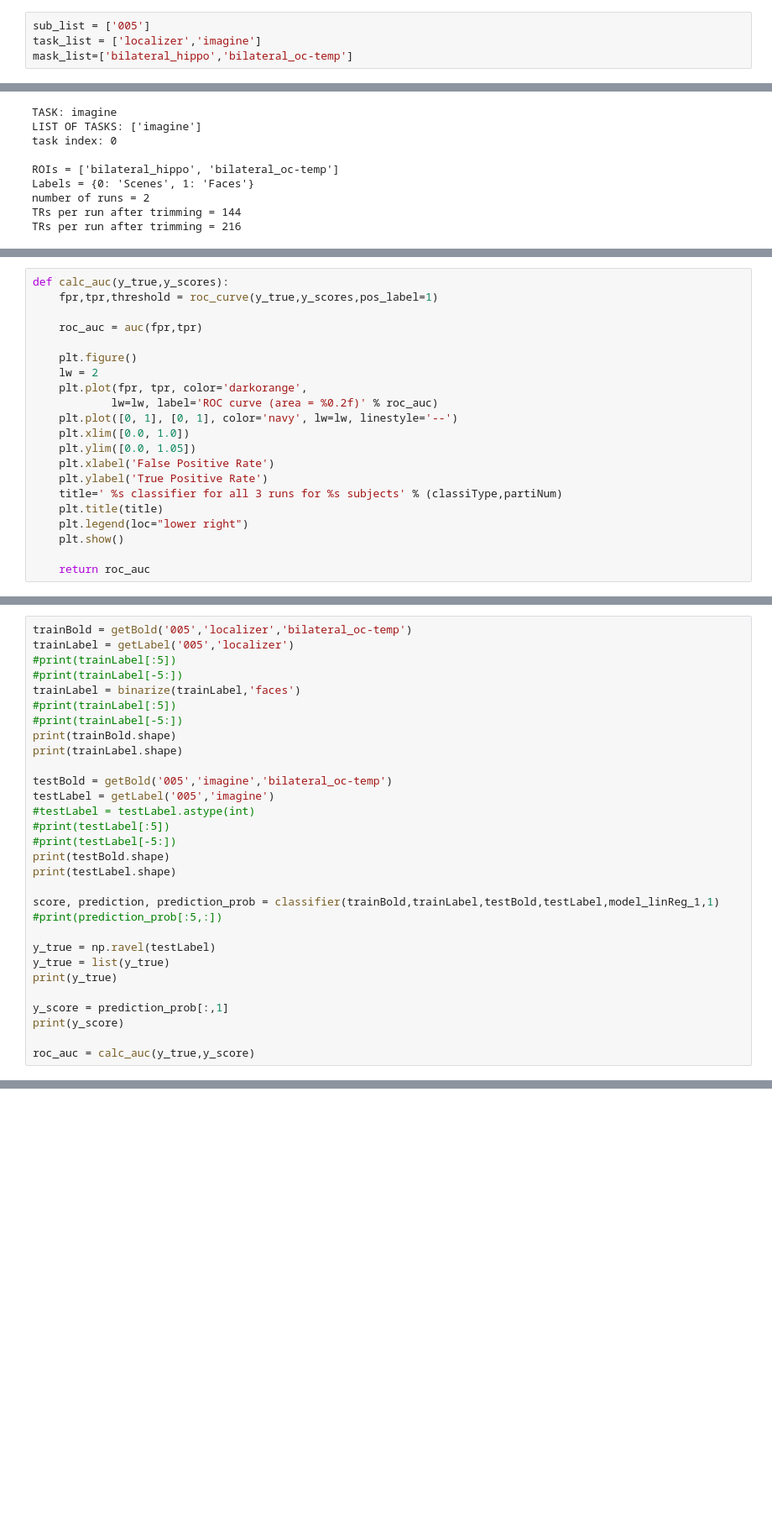
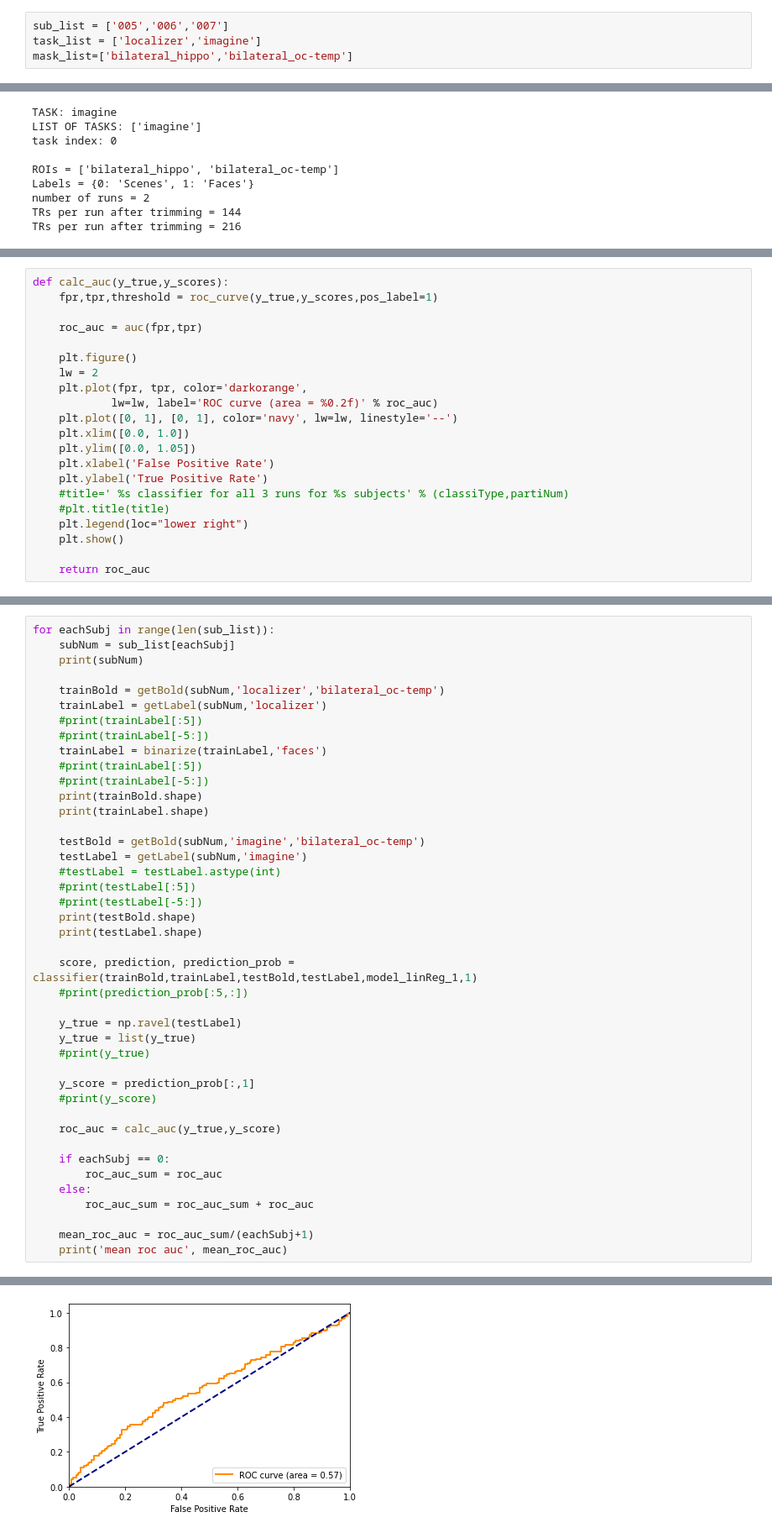
Before and after one commit to karinatachihara/pygers_adderzip, a Jupyter notebook: analysis/mainanalysis/04-classifier_AUC_subAll_2.ipynb, the cells around one changed output, grey strips where cells are left out. Shown: that part at 84% size. Cells and saved outputs as stored; diff of their text form; blank space fills up the shorter version.

```diff
--- a/analysis/mainanalysis/04-classifier_AUC_subAll_2.ipynb
+++ b/analysis/mainanalysis/04-classifier_AUC_subAll_2.ipynb
@@ -1,5 +1,5 @@
 # %%
-sub_list = ['005']
+sub_list = ['005','006','007']
 task_list = ['localizer','imagine']
 mask_list=['bilateral_hippo','bilateral_oc-temp']
 # %%
@@ -184,8 +184,8 @@ def calc_auc(y_true,y_scores):
     plt.ylim([0.0, 1.05])
     plt.xlabel('False Positive Rate')
     plt.ylabel('True Positive Rate')
-    title=' %s classifier for all 3 runs for %s subjects' % (classiType,partiNum)
-    plt.title(title)
+    #title=' %s classifier for all 3 runs for %s subjects' % (classiType,partiNum)
+    #plt.title(title)
     plt.legend(loc="lower right")
     plt.show()
 
@@ -236,33 +236,45 @@ def binarize(labels, category):
 
     return labels
 # %%
-trainBold = getBold('005','localizer','bilateral_oc-temp')
-trainLabel = getLabel('005','localizer')
-#print(trainLabel[:5])
-#print(trainLabel[-5:])
-trainLabel = binarize(trainLabel,'faces')
-#print(trainLabel[:5])
-#print(trainLabel[-5:])
-print(trainBold.shape)
-print(trainLabel.shape)
+for eachSubj in range(len(sub_list)):
+    subNum = sub_list[eachSubj]
+    print(subNum)
 
-testBold = getBold('005','imagine','bilateral_oc-temp')
-testLabel = getLabel('005','imagine')
-#testLabel = testLabel.astype(int)
-#print(testLabel[:5])
-#print(testLabel[-5:])
-print(testBold.shape)
-print(testLabel.shape)
+    trainBold = getBold(subNum,'localizer','bilateral_oc-temp')
+    trainLabel = getLabel(subNum,'localizer')
+    #print(trainLabel[:5])
+    #print(trainLabel[-5:])
+    trainLabel = binarize(trainLabel,'faces')
+    #print(trainLabel[:5])
+    #print(trainLabel[-5:])
+    print(trainBold.shape)
+    print(trainLabel.shape)
 
-score, prediction, prediction_prob = classifier(trainBold,trainLabel,testBold,testLabel,model_linReg_1,1)
-#print(prediction_prob[:5,:])
+    testBold = getBold(subNum,'imagine','bilateral_oc-temp')
+    testLabel = getLabel(subNum,'imagine')
+    #testLabel = testLabel.astype(int)
+    #print(testLabel[:5])
+    #print(testLabel[-5:])
+    print(testBold.shape)
+    print(testLabel.shape)
 
-y_true = np.ravel(testLabel)
-y_true = list(y_true)
-print(y_true)
+    score, prediction, prediction_prob = classifier(trainBold,trainLabel,testBold,testLabel,model_linReg_1,1)
+    #print(prediction_prob[:5,:])
 
-y_score = prediction_prob[:,1]
-print(y_score)
+    y_true = np.ravel(testLabel)
+    y_true = list(y_true)
+    #print(y_true)
 
-roc_auc = calc_auc(y_true,y_score)
+    y_score = prediction_prob[:,1]
+    #print(y_score)
+
+    roc_auc = calc_auc(y_true,y_score)
+
+    if eachSubj == 0:
+        roc_auc_sum = roc_auc
+    else:
+        roc_auc_sum = roc_auc_sum + roc_auc
+
+    mean_roc_auc = roc_auc_sum/(eachSubj+1)
+    print('mean roc auc', mean_roc_auc)
 # %% [output]
@@ -285,0 +287 @@ Accuracy = 0.5638888888888889
+[figure, added]
```
Also changed, not shown: parts of 4 cells of this notebook, 18 other files.
